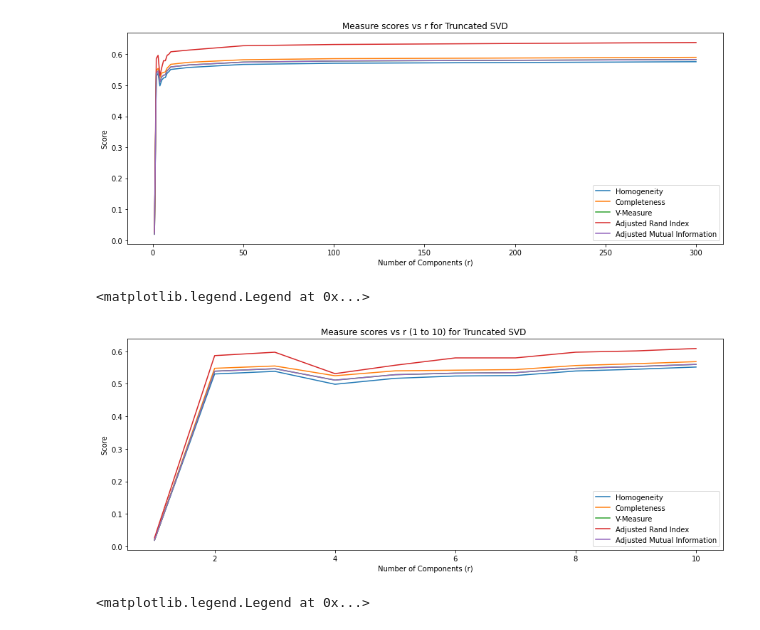
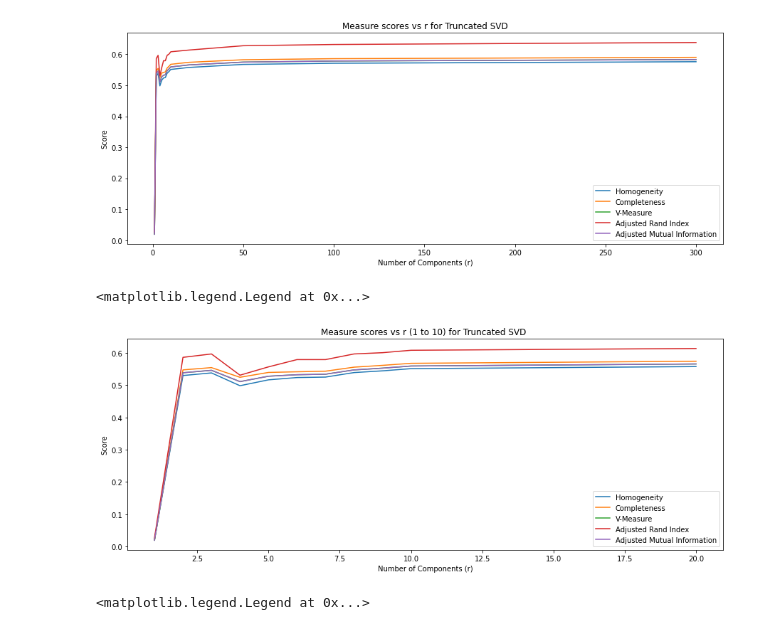
Before and after one commit to shairaalam19/ece219-winter2024, a Jupyter notebook: Project 2/Project2.ipynb, the cells around one changed output. Saved outputs shown, nothing was run; the diff lists cells and outputs as text; code cells hidden in the pictures.

```diff
--- a/Project 2/Project2.ipynb
+++ b/Project 2/Project2.ipynb
@@ -193,21 +193,21 @@ plt.legend()
 <matplotlib.legend.Legend at 0x...>
 [figure]
 # %%
-# Zoomed Truncated SVD plot (r = 1 to 10)
+# Zoomed Truncated SVD plot (r = 1 to 20)
 plt.figure(figsize=(15, 12))
 plt.subplot(2, 1, 1)
-plt.plot(r_vals[:10], svd_h_score[:10], label='Homogeneity')
-plt.plot(r_vals[:10], svd_c_score[:10], label='Completeness')
-plt.plot(r_vals[:10], svd_v_score[:10], label='V-Measure')
-plt.plot(r_vals[:10], svd_ajd_ri[:10], label='Adjusted Rand Index')
-plt.plot(r_vals[:10], svd_adj_mi[:10], label='Adjusted Mutual Information')
+plt.plot(r_vals[:11], svd_h_score[:11], label='Homogeneity')
+plt.plot(r_vals[:11], svd_c_score[:11], label='Completeness')
+plt.plot(r_vals[:11], svd_v_score[:11], label='V-Measure')
+plt.plot(r_vals[:11], svd_ajd_ri[:11], label='Adjusted Rand Index')
+plt.plot(r_vals[:11], svd_adj_mi[:11], label='Adjusted Mutual Information')
 plt.xlabel("Number of Components (r)")
 plt.ylabel("Score")
-plt.title("Measure scores vs r (1 to 10) for Truncated SVD ")
+plt.title("Measure scores vs r (1 to 20) for Truncated SVD ")
 plt.legend()
 # %% [output]
 <matplotlib.legend.Legend at 0x...>
-[figure, old version]
+[figure, new version]
 # %%
 r_vals = [1, 2, 3, 4, 5, 6, 7, 8, 9, 10, 20, 50, 100, 300]
 
```
Also changed, not shown: parts of 7 cells of this notebook.
